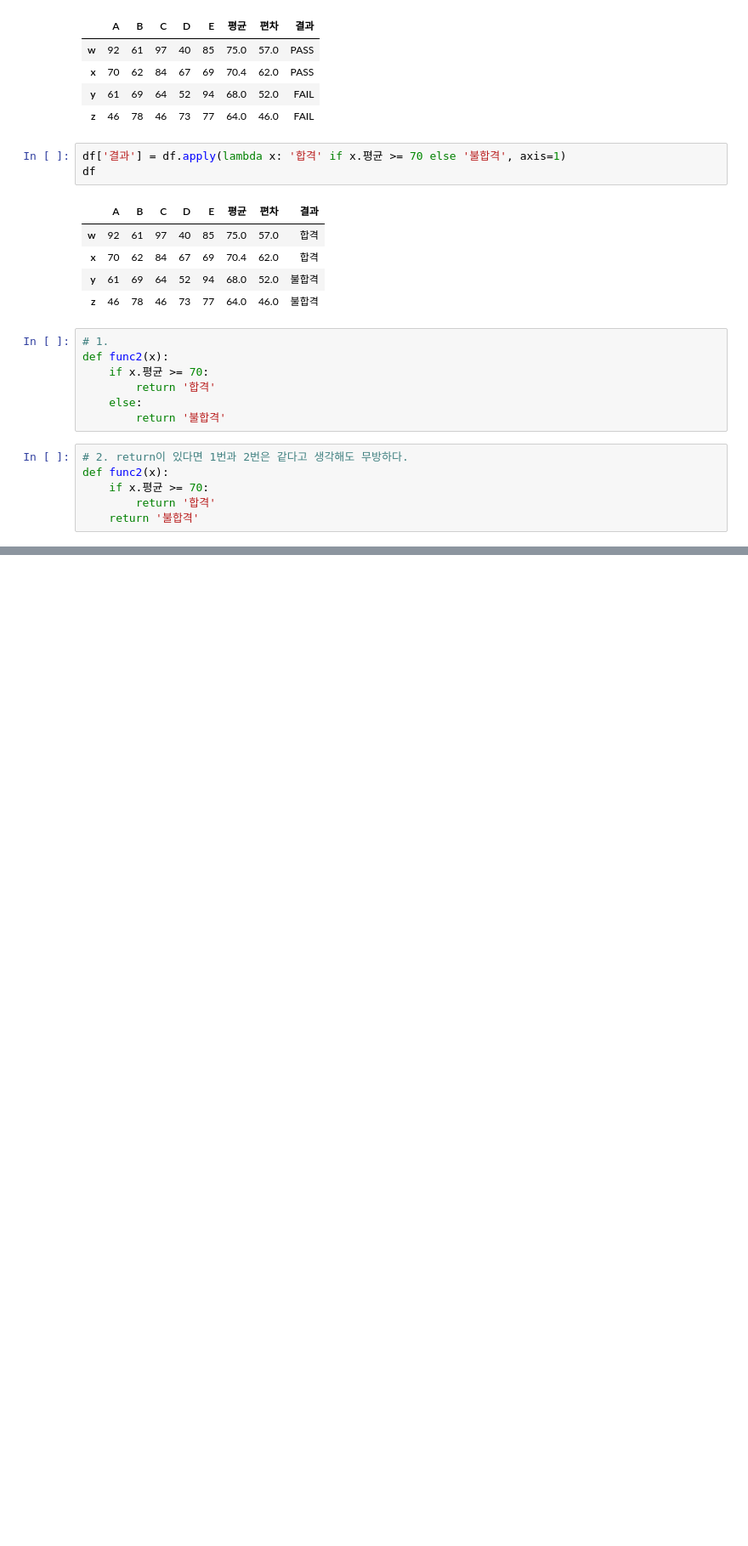
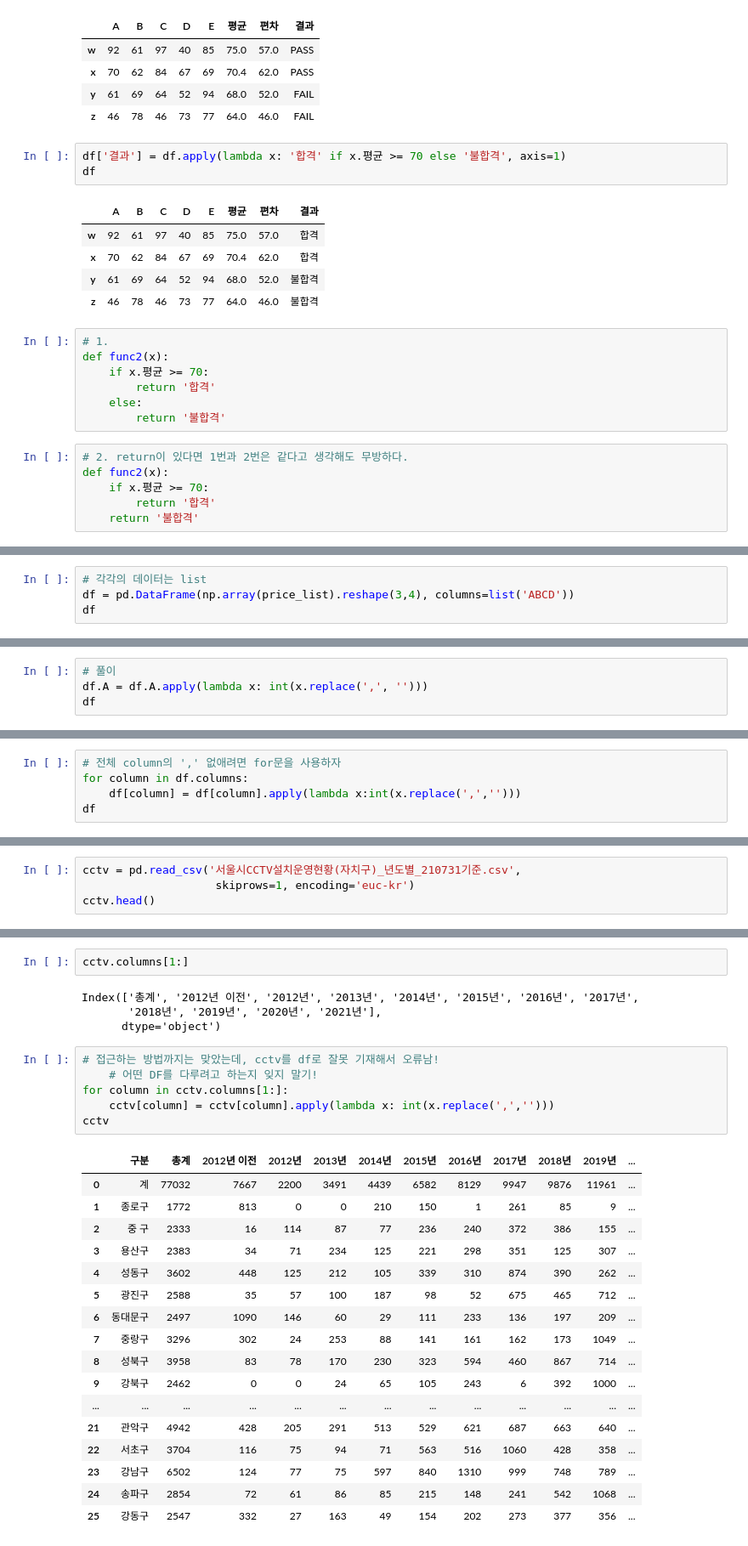
Before and after one commit to youngai1112/MachineLearning, a Jupyter notebook: 00.데이터분석/04.DataFrame-데이터조작.ipynb, the cells around one changed output, grey strips where cells are left out. Shown: that part at 85% size. Saved outputs shown, nothing was run; the diff lists cells and outputs as text; blank space fills up the shorter version.

Commit message:
- DataFrame2에서 DataFrame에서 데이터조작으로 이름 변경 - 서울시CCTV 예시 - 법정동명  예시

```diff
--- a/00.데이터분석/04.DataFrame2.ipynb
+++ b/00.데이터분석/04.DataFrame-데이터조작.ipynb
@@ -343,0 +398,4 @@ def func2(x):
+# %%
+# 각각의 데이터는 list
+df = pd.DataFrame(np.array(price_list).reshape(3,4), columns=list('ABCD'))
+df
@@ -343,0 +422,4 @@ def func2(x):
+# %%
+# 풀이
+df.A = df.A.apply(lambda x: int(x.replace(',', '')))
+df
@@ -343,0 +431,5 @@ def func2(x):
+# %%
+# 전체 column의 ',' 없애려면 for문을 사용하자
+for column in df.columns:
+    df[column] = df[column].apply(lambda x:int(x.replace(',','')))
+df
@@ -343,0 +441,4 @@ def func2(x):
+# %%
+cctv = pd.read_csv('서울시CCTV설치운영현황(자치구)_년도별_210731기준.csv',
+                    skiprows=1, encoding='euc-kr')
+cctv.head()
@@ -343,0 +452,30 @@ def func2(x):
+# %%
+cctv.columns[1:]
+# %% [output]
+Index(['총계', '2012년 이전', '2012년', '2013년', '2014년', '2015년', '2016년', '2017년',
+       '2018년', '2019년', '2020년', '2021년'],
+      dtype='object')
+# %%
+# 접근하는 방법까지는 맞았는데, cctv를 df로 잘못 기재해서 오류남!
+    # 어떤 DF를 다루려고 하는지 잊지 말기!
+for column in cctv.columns[1:]:
+    cctv[column] = cctv[column].apply(lambda x: int(x.replace(',','')))
+cctv
+# %% [output]
+|  | 구분 | 총계 | 2012년 이전 | 2012년 | 2013년 | 2014년 | 2015년 | 2016년 | 2017년 | 2018년 | 2019년 | ... |
+| 0 | 계 | 77032 | 7667 | 2200 | 3491 | 4439 | 6582 | 8129 | 9947 | 9876 | 11961 | ... |
+| 1 | 종로구 | 1772 | 813 | 0 | 0 | 210 | 150 | 1 | 261 | 85 | 9 | ... |
+| 2 | 중 구 | 2333 | 16 | 114 | 87 | 77 | 236 | 240 | 372 | 386 | 155 | ... |
+| 3 | 용산구 | 2383 | 34 | 71 | 234 | 125 | 221 | 298 | 351 | 125 | 307 | ... |
+| 4 | 성동구 | 3602 | 448 | 125 | 212 | 105 | 339 | 310 | 874 | 390 | 262 | ... |
+| 5 | 광진구 | 2588 | 35 | 57 | 100 | 187 | 98 | 52 | 675 | 465 | 712 | ... |
+| 6 | 동대문구 | 2497 | 1090 | 146 | 60 | 29 | 111 | 233 | 136 | 197 | 209 | ... |
+| 7 | 중랑구 | 3296 | 302 | 24 | 253 | 88 | 141 | 161 | 162 | 173 | 1049 | ... |
+| 8 | 성북구 | 3958 | 83 | 78 | 170 | 230 | 323 | 594 | 460 | 867 | 714 | ... |
+| 9 | 강북구 | 2462 | 0 | 0 | 24 | 65 | 105 | 243 | 6 | 392 | 1000 | ... |
+| ... | ... | ... | ... | ... | ... | ... | ... | ... | ... | ... | ... | ... |
+| 21 | 관악구 | 4942 | 428 | 205 | 291 | 513 | 529 | 621 | 687 | 663 | 640 | ... |
+| 22 | 서초구 | 3704 | 116 | 75 | 94 | 71 | 563 | 516 | 1060 | 428 | 358 | ... |
+| 23 | 강남구 | 6502 | 124 | 77 | 75 | 597 | 840 | 1310 | 999 | 748 | 789 | ... |
+| 24 | 송파구 | 2854 | 72 | 61 | 86 | 85 | 215 | 148 | 241 | 542 | 1068 | ... |
+| 25 | 강동구 | 2547 | 332 | 27 | 163 | 49 | 154 | 202 | 273 | 377 | 356 | ... |
```
Also changed, not shown: parts of 10 cells of this notebook, 2 other files.
